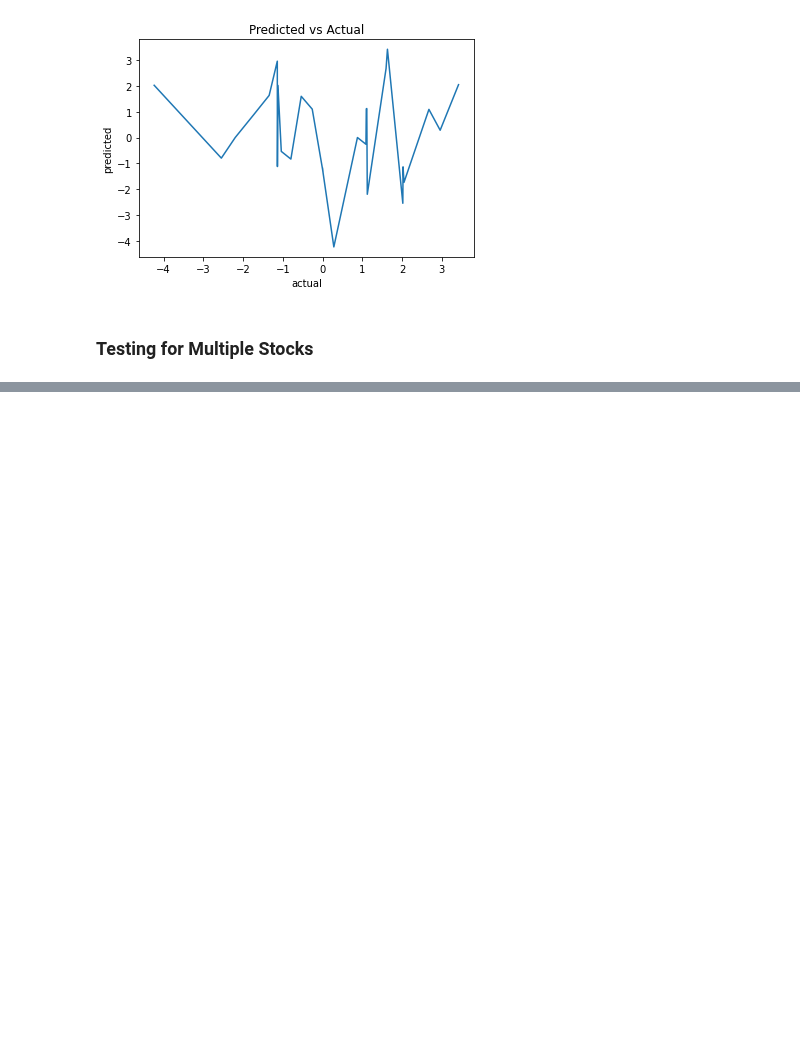
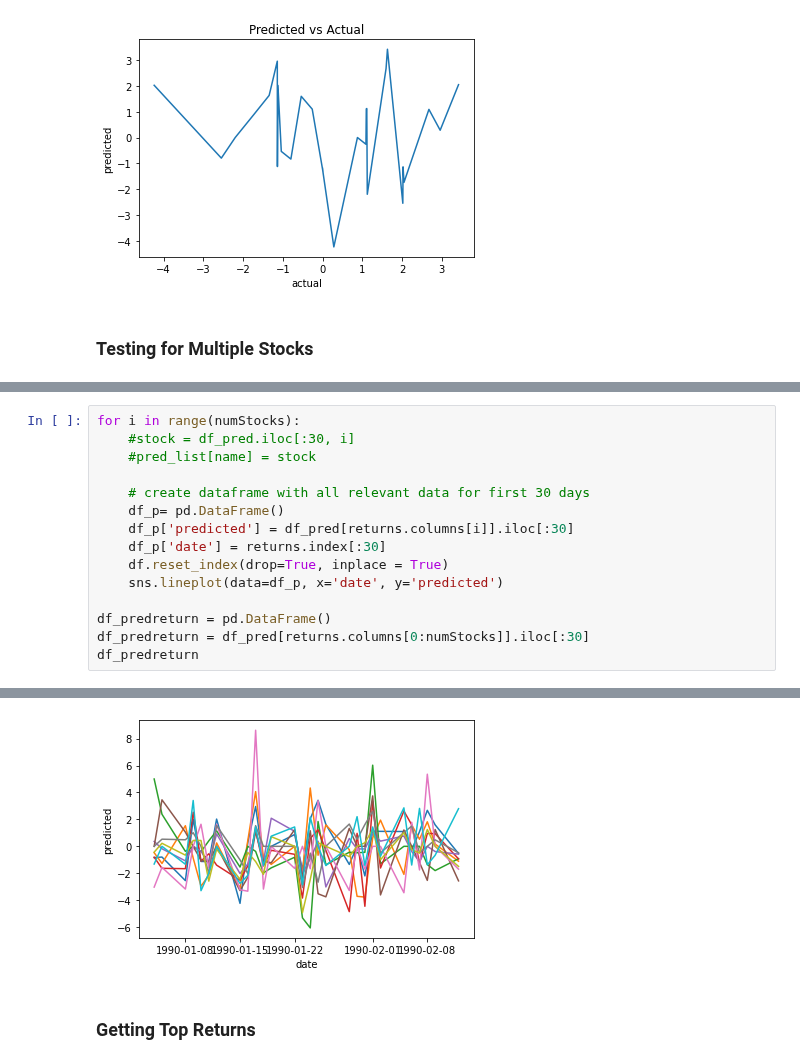
Before and after one commit to jeremylee73/differential-capital, a Jupyter notebook: baseline-model/baseline_model.ipynb, the cells around one changed output, grey strips where cells are left out. Cells and saved outputs as stored; diff of their text form; blank space fills up the shorter version.

```diff
--- a/baseline-model/baseline_model.ipynb
+++ b/baseline-model/baseline_model.ipynb
@@ -133,0 +183,16 @@ for i in range(numStocks):
+# %%
+for i in range(numStocks):
+    #stock = df_pred.iloc[:30, i]
+    #pred_list[name] = stock
+
+    # create dataframe with all relevant data for first 30 days
+    df_p= pd.DataFrame()
+    df_p['predicted'] = df_pred[returns.columns[i]].iloc[:30]
+    df_p['date'] = returns.index[:30]
+    df.reset_index(drop=True, inplace = True)
+    sns.lineplot(data=df_p, x='date', y='predicted')
+
+df_predreturn = pd.DataFrame()
+df_predreturn = df_pred[returns.columns[0:numStocks]].iloc[:30]
+df_predreturn
+# %% [output]
@@ -133,0 +217,3 @@ for i in range(numStocks):
+[figure, added]
+# %% [markdown]
+### Getting Top Returns
```
Also changed, not shown: parts of 9 cells of this notebook.
